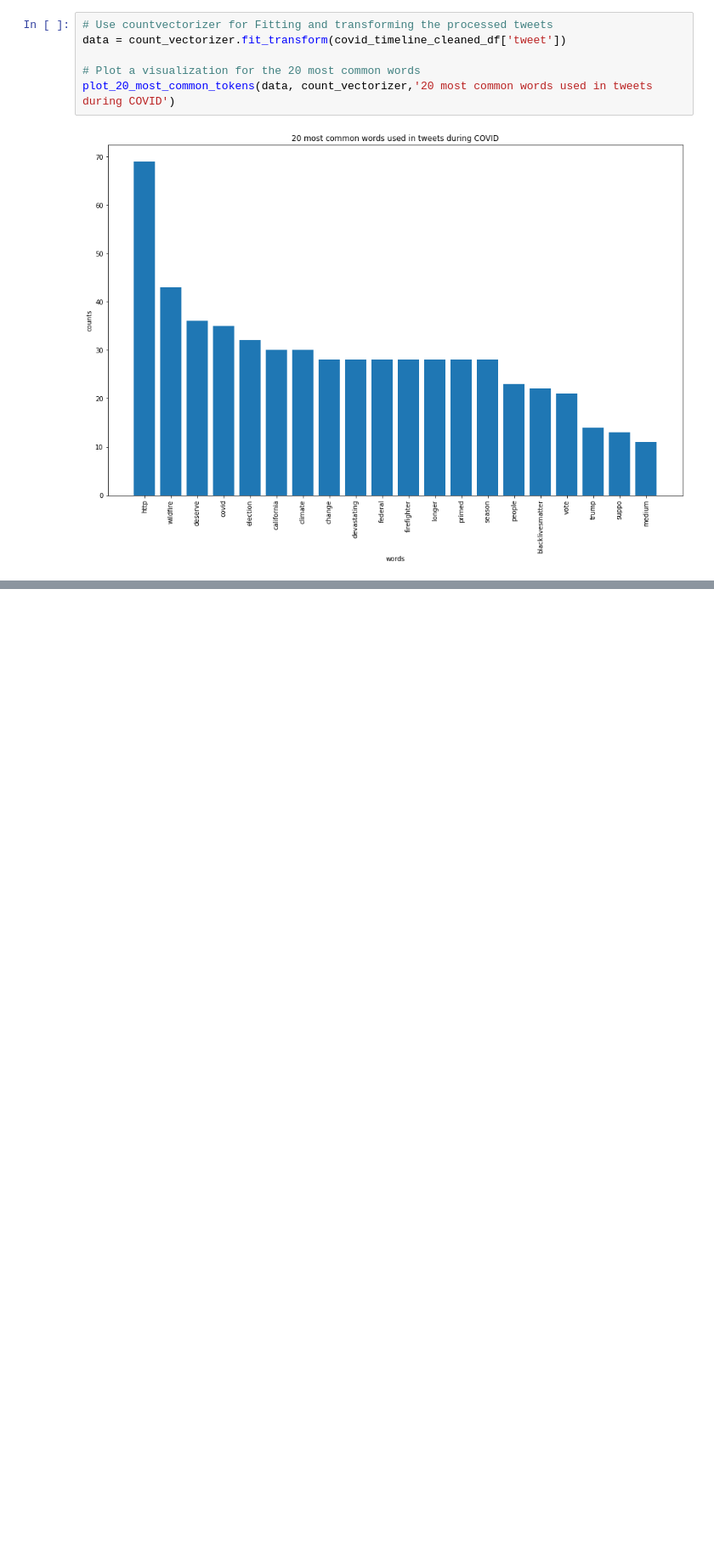
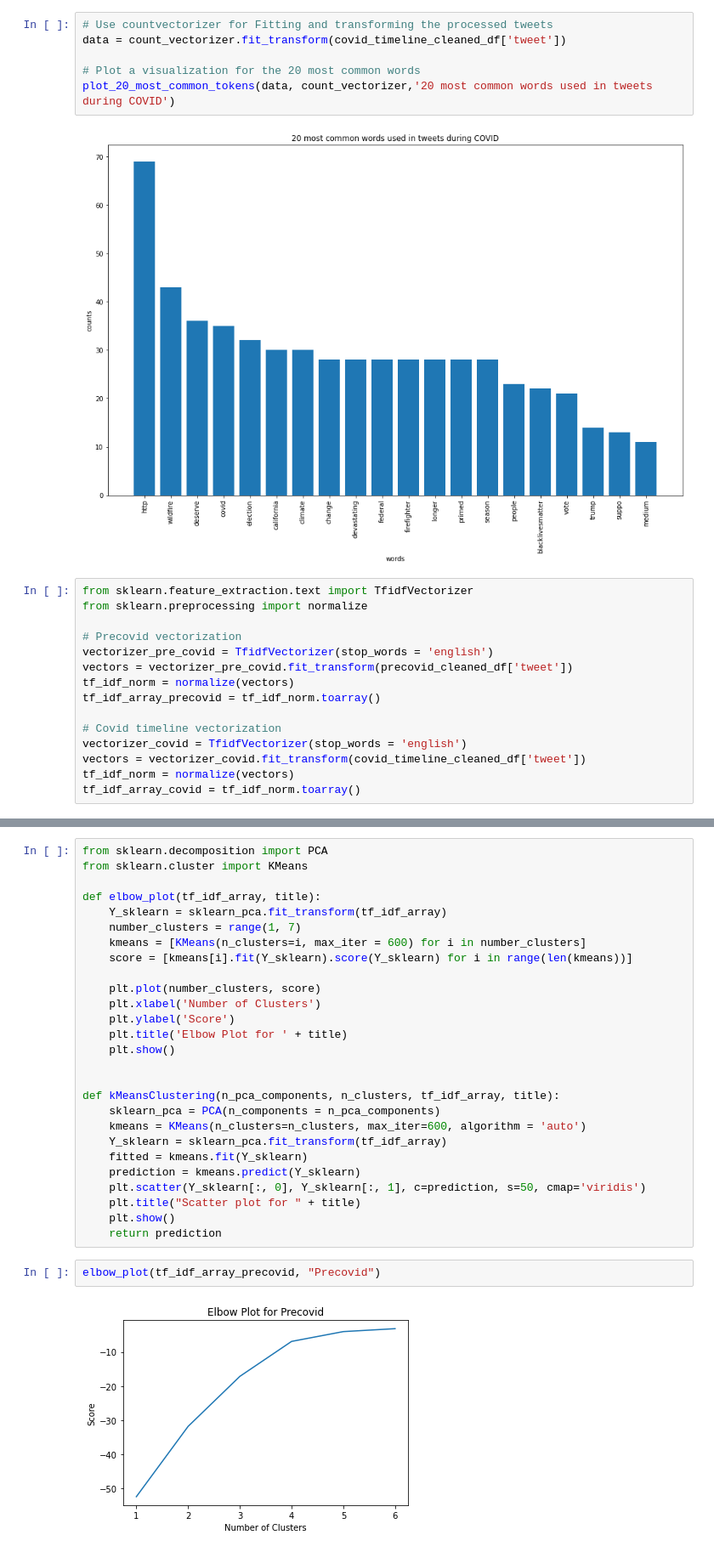
Before and after one commit to revanth802/CMPE-255-FA2020-Team6, a Jupyter notebook: Notebook.ipynb, the cells around one changed output, grey strips where cells are left out. Shown at 85% size. Saved outputs shown, nothing was run; the diff lists cells and outputs as text; blank space fills up the shorter version.

Commit message:
Adding clustering method and visulizations

```diff
--- a/Notebook.ipynb
+++ b/Notebook.ipynb
@@ -461,3 +462,18 @@ data = count_vectorizer.fit_transform(covid_timeline_cleaned_df['tweet'])
 plot_20_most_common_tokens(data, count_vectorizer,'20 most common words used in tweets during COVID')
 # %% [output]
 [figure]
+# %%
+from sklearn.feature_extraction.text import TfidfVectorizer
+from sklearn.preprocessing import normalize
+
+# Precovid vectorization
+vectorizer_pre_covid = TfidfVectorizer(stop_words = 'english')
+vectors = vectorizer_pre_covid.fit_transform(precovid_cleaned_df['tweet'])
+tf_idf_norm = normalize(vectors)
+tf_idf_array_precovid = tf_idf_norm.toarray()
+
+# Covid timeline vectorization
+vectorizer_covid = TfidfVectorizer(stop_words = 'english')
+vectors = vectorizer_covid.fit_transform(covid_timeline_cleaned_df['tweet'])
+tf_idf_norm = normalize(vectors)
+tf_idf_array_covid = tf_idf_norm.toarray()
@@ -463,0 +500,31 @@ plot_20_most_common_tokens(data, count_vectorizer,'20 most common words used in
+# %%
+from sklearn.decomposition import PCA
+from sklearn.cluster import KMeans
+
+def elbow_plot(tf_idf_array, title):
+    Y_sklearn = sklearn_pca.fit_transform(tf_idf_array)
+    number_clusters = range(1, 7)
+    kmeans = [KMeans(n_clusters=i, max_iter = 600) for i in number_clusters]
+    score = [kmeans[i].fit(Y_sklearn).score(Y_sklearn) for i in range(len(kmeans))]
+
+    plt.plot(number_clusters, score)
+    plt.xlabel('Number of Clusters')
+    plt.ylabel('Score')
+    plt.title('Elbow Plot for ' + title)
+    plt.show()
+
+
+def kMeansClustering(n_pca_components, n_clusters, tf_idf_array, title):
+    sklearn_pca = PCA(n_components = n_pca_components)
+    kmeans = KMeans(n_clusters=n_clusters, max_iter=600, algorithm = 'auto')
+    Y_sklearn = sklearn_pca.fit_transform(tf_idf_array)
+    fitted = kmeans.fit(Y_sklearn)
+    prediction = kmeans.predict(Y_sklearn)
+    plt.scatter(Y_sklearn[:, 0], Y_sklearn[:, 1], c=prediction, s=50, cmap='viridis')
+    plt.title("Scatter plot for " + title)
+    plt.show()
+    return prediction
+# %%
+elbow_plot(tf_idf_array_precovid, "Precovid")
+# %% [output]
+[figure, added]
```
Also changed, not shown: parts of 17 cells of this notebook.
